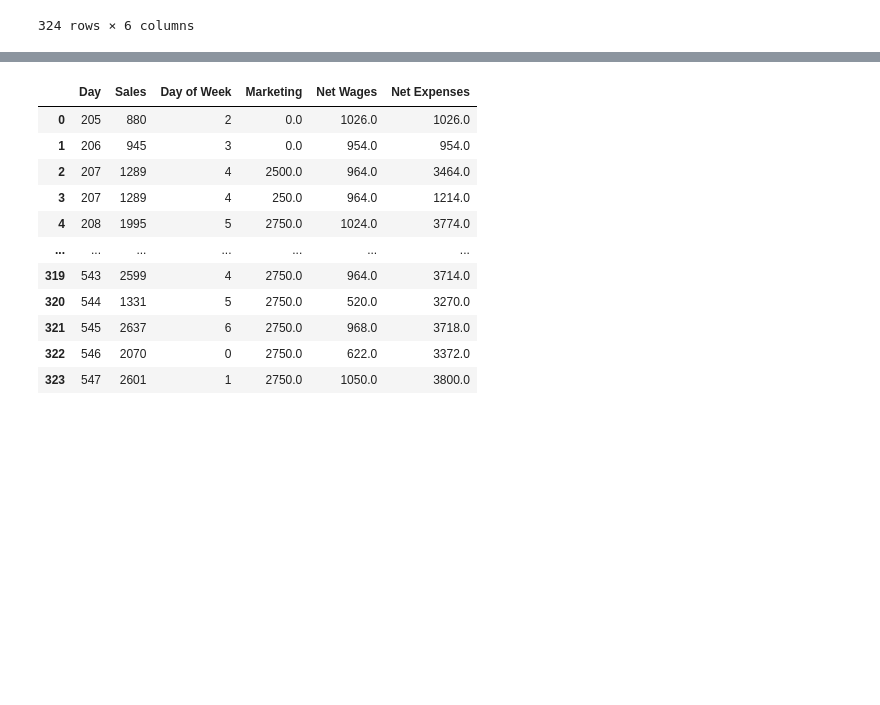
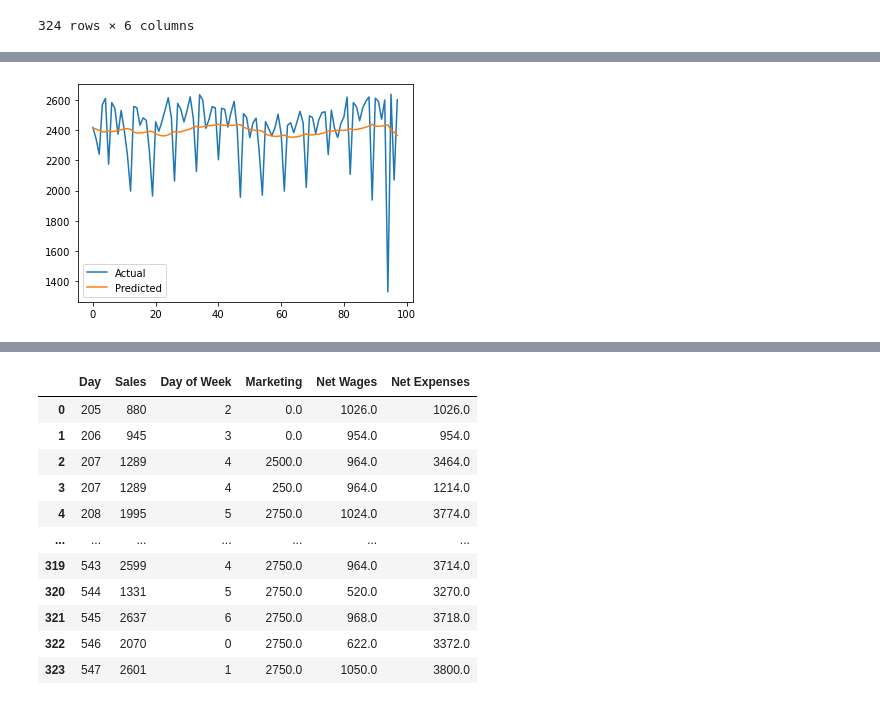
Before and after one commit to shineali1/Big-Ambitions-Tycoon-Simulation-Data-Analysis, a Jupyter notebook: Kalico Midtown Sales Forecasting ML Algorithm.ipynb, the cells around one changed output, grey strips where cells are left out. Saved outputs shown, nothing was run; the diff lists cells and outputs as text; code cells hidden in the pictures; blank space fills up the shorter version.

```diff
--- a/Kalico Midtown Sales Forecasting ML Algorithm.ipynb
+++ b/Kalico Midtown Sales Forecasting ML Algorithm.ipynb
@@ -842,5 +857,11 @@ r2 = r2_score(test_set, predicted_sales)
 
 print(f"R^2 score: {r2}")
 print(f"MSE: {mse}")
+
+# Plot actual vs predicted sales
+plt.plot(test_set)
+plt.plot(predicted_sales)
+plt.legend(['Actual', 'Predicted'])
+plt.show()
 # %% [output]
 Epoch 1/100
@@ -863,3 +884,4 @@ MSE: 44172.52204155071
+[figure, added]
 # %%
 #Let's try increasing the previous sales data points used and see how the model performs.
 
```
Also changed, not shown: parts of 14 cells of this notebook.
